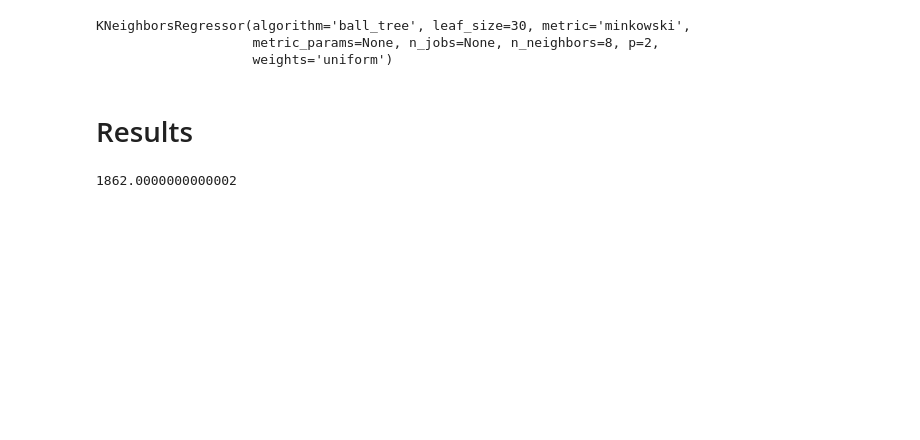
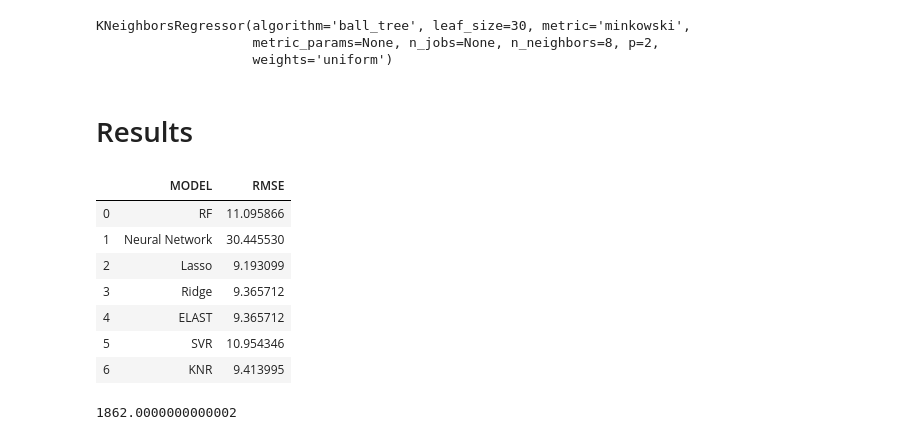
Before and after one commit to jemorgan1000/ML_Final_Project, a Jupyter notebook: Modeling.ipynb, the cells around one changed output. Drawn from its saved outputs; the diff is of its cells as text; code cells hidden in the pictures; blank space fills up the shorter version.

```diff
--- a/Modeling.ipynb
+++ b/Modeling.ipynb
@@ -740,6 +764,17 @@ lass.fit(X,y)
 coefs = pd.DataFrame(lass.coef_,index=X_df.columns)
 coefs = coefs.rename({0:'Coefficient'},axis=1)
 coefs.to_csv(os.path.join(out_path,'Coefficients.csv'))
+# %%
+results
+# %% [output]
+|  | MODEL | RMSE |
+| 0 | RF | 11.095866 |
+| 1 | Neural Network | 30.445530 |
+| 2 | Lasso | 9.193099 |
+| 3 | Ridge | 9.365712 |
+| 4 | ELAST | 9.365712 |
+| 5 | SVR | 10.954346 |
+| 6 | KNR | 9.413995 |
 # %%
 lass.predict(X).sum()
 # %% [output]
```
Also changed, not shown: parts of 20 cells of this notebook, 27 other files.
